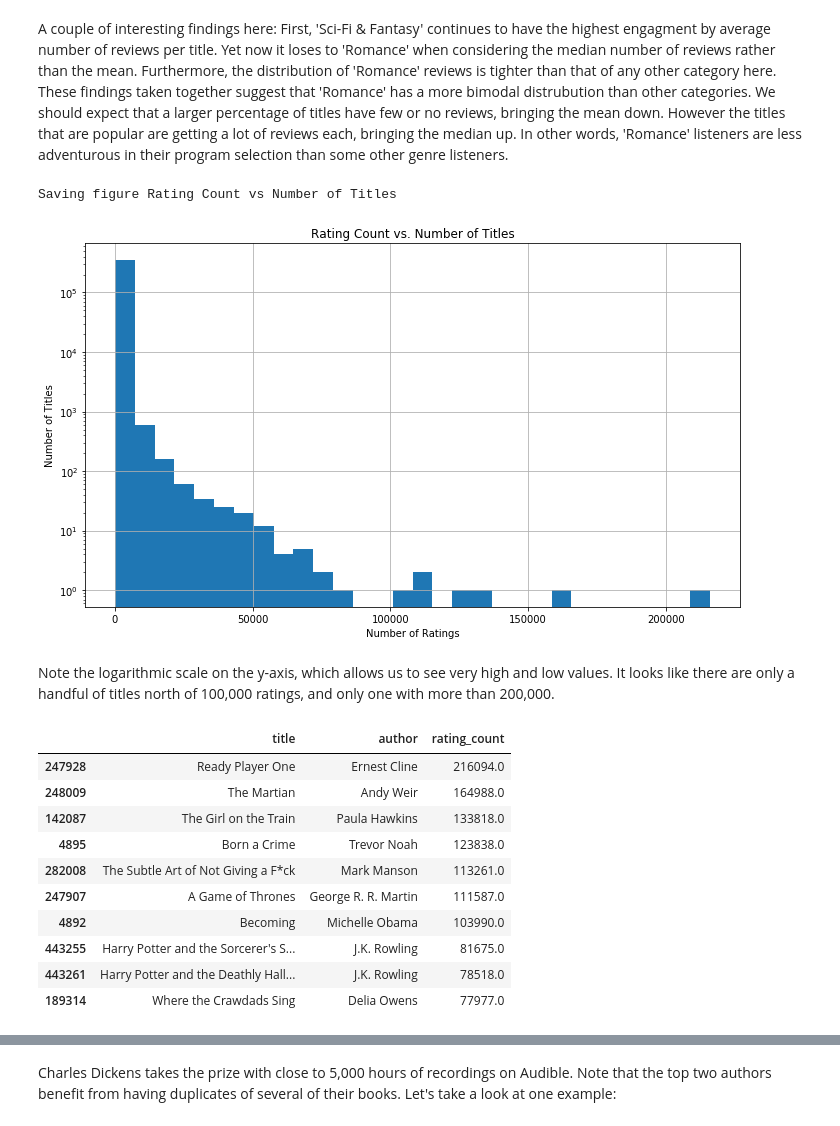
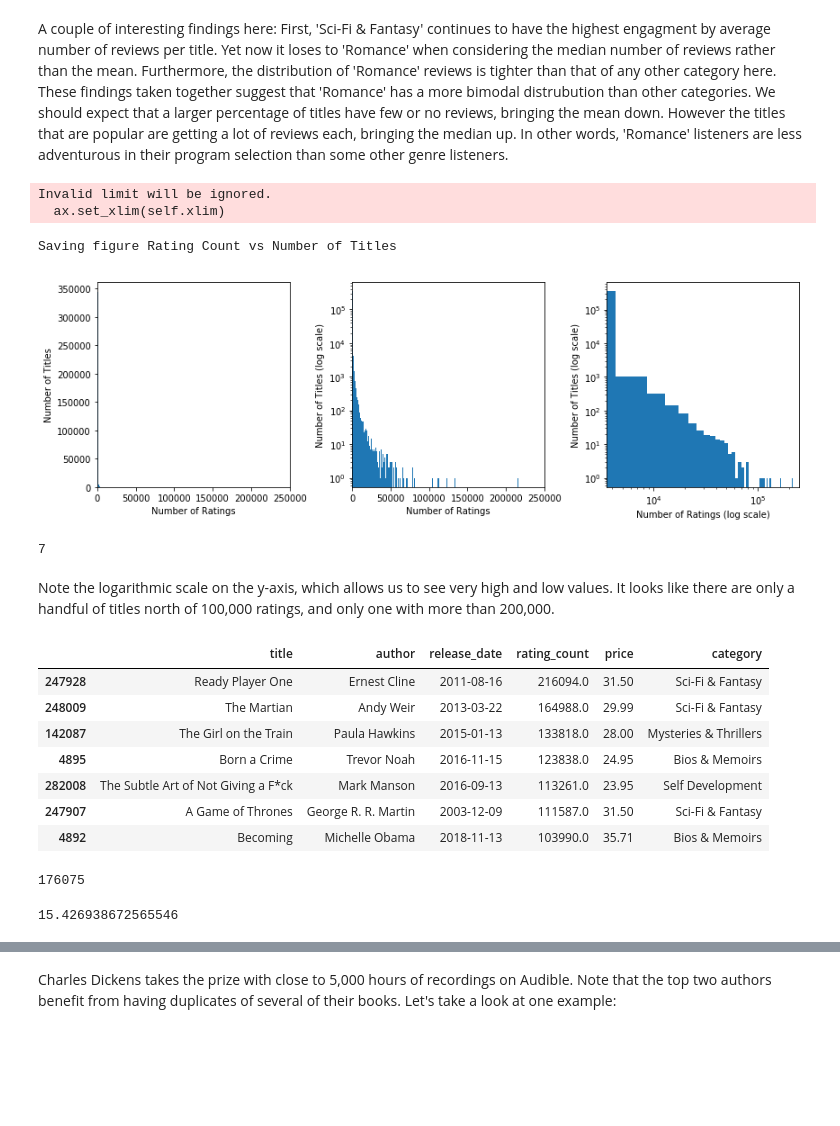
Before and after one commit to tobymanders/data-projects, a Jupyter notebook: audible_eda/audible_data_analysis.ipynb, the cells around one changed output, grey strips where cells are left out. Cells and saved outputs as stored; diff of their text form; code cells hidden in the pictures; blank space fills up the shorter version.

```diff
--- a/audible_eda/audible_data_analysis.ipynb
+++ b/audible_eda/audible_data_analysis.ipynb
@@ -127,13 +129,13 @@ df['release_date'] = pd.to_datetime(df['release_date'], infer_datetime_format=Tr
 # Now let's convert the duration to length in minutes.
 def fix_len(x):
     if 'min' in x and 'hr' in x:
-        hrs = int(x.split(' hr')[0]) * 60
+        hrs = int(x.split(' hr')[0])
         mins = int(x.split(' min')[0].split('and ')[1])
-        len_ = hrs + mins
+        len_ = hrs + mins/60
     elif 'min' in x:
-        len_ = int(x.split(' min')[0])
+        len_ = int(x.split(' min')[0])/60
     elif 'hr' in x:
-        len_ = int(x.split(' hr')[0]) * 60
+        len_ = int(x.split(' hr')[0])
     else:
         len_ = 0
     return len_
@@ -190,32 +204,55 @@ Name: rating_count, dtype: float64
 A couple of interesting findings here: First, 'Sci-Fi & Fantasy' continues to have the highest engagment by average number of reviews per title. Yet now it loses to 'Romance' when considering the median number of reviews rather than the mean. Furthermore, the distribution of 'Romance' reviews is tighter than that of any other category here. These findings taken together suggest that 'Romance' has a more bimodal distrubution than other categories. We should expect that a larger percentage of titles have few or no reviews, bringing the mean down. However the titles that are popular are getting a lot of reviews each, bringing the median up. In other words, 'Romance' listeners are less adventurous in their program selection than some other genre listeners.
 # %%
 # Let's take a look at 'rating_count' more closely
-fig = plt.figure(figsize=(10,6))
-ax = df['rating_count'].hist(bins=30, log=True)
+fig, (ax, ax2, ax3) = plt.subplots(1,3)
+df['rating_count'].plot(ax=ax, kind='hist', bins=200,
+                        log=False, xlim=(0, 250000), figsize=(12,4))
 ax.set_xlabel('Number of Ratings')
 ax.set_ylabel('Number of Titles')
-ax.set(title='Rating Count vs. Number of Titles')
 # plt.show()
+
+df['rating_count'].plot(ax=ax2, kind='hist', bins=200,
+                        log=True, xlim=(0, 250000))
+ax2.set_xlabel('Number of Ratings')
+ax2.set_ylabel('Number of Titles (log scale)')
+
+df['rating_count'].plot(ax=ax3, kind='hist', bins=50,
+                        logy=True, logx=True, xlim=(0, 250000))
+ax3.set_xlabel('Number of Ratings (log scale)')
+ax3.set_ylabel('Number of Titles (log scale)')
+
+
 save_fig('Rating Count vs Number of Titles')
 # %% [output]
-Saving figure Rating Count vs Number of Titles
+Invalid limit will be ignored.
+  ax.set_xlim(self.xlim)
+Saving figure Rating Count vs Number of Titles
-[figure, old version]
+[figure, new version]
+# %%
+len(df[df['rating_count']>100000])
+# %% [output]
+7
 # %% [markdown]
 Note the logarithmic scale on the y-axis, which allows us to see very high and low values. It looks like there are only a handful of titles north of 100,000 ratings, and only one with more than 200,000.
 # %%
 # Let's view the 10 most popular programs.
-df.nlargest(10, 'rating_count')[['title', 'author', 'rating_count']]
+df.nlargest(7, 'rating_count')[['title', 'author', 'release_date', 'rating_count', 'price', 'category']]
 # %% [output]
-|  | title | author | rating_count |
-| 247928 | Ready Player One | Ernest Cline | 216094.0 |
-| 248009 | The Martian | Andy Weir | 164988.0 |
-| 142087 | The Girl on the Train | Paula Hawkins | 133818.0 |
-| 4895 | Born a Crime | Trevor Noah | 123838.0 |
-| 282008 | The Subtle Art of Not Giving a F*ck | Mark Manson | 113261.0 |
-| 247907 | A Game of Thrones | George R. R. Martin | 111587.0 |
-| 4892 | Becoming | Michelle Obama | 103990.0 |
-| 443255 | Harry Potter and the Sorcerer's S... | J.K. Rowling | 81675.0 |
-| 443261 | Harry Potter and the Deathly Hall... | J.K. Rowling | 78518.0 |
-| 189314 | Where the Crawdads Sing | Delia Owens | 77977.0 |
+|  | title | author | release_date | rating_count | price | category |
+| 247928 | Ready Player One | Ernest Cline | 2011-08-16 | 216094.0 | 31.50 | Sci-Fi & Fantasy |
+| 248009 | The Martian | Andy Weir | 2013-03-22 | 164988.0 | 29.99 | Sci-Fi & Fantasy |
+| 142087 | The Girl on the Train | Paula Hawkins | 2015-01-13 | 133818.0 | 28.00 | Mysteries & Thrillers |
+| 4895 | Born a Crime | Trevor Noah | 2016-11-15 | 123838.0 | 24.95 | Bios & Memoirs |
+| 282008 | The Subtle Art of Not Giving a F*ck | Mark Manson | 2016-09-13 | 113261.0 | 23.95 | Self Development |
+| 247907 | A Game of Thrones | George R. R. Martin | 2003-12-09 | 111587.0 | 31.50 | Sci-Fi & Fantasy |
+| 4892 | Becoming | Michelle Obama | 2018-11-13 | 103990.0 | 35.71 | Bios & Memoirs |
+# %%
+len(df[df['rating_count']<6])
+# %% [output]
+176075
+# %%
+df['price'].mean()
+# %% [output]
+15.426938672565546
 # %%
 # Let's see how the date of release relates to rating_count.
```
Also changed, not shown: parts of 35 cells of this notebook, 1 other file.
